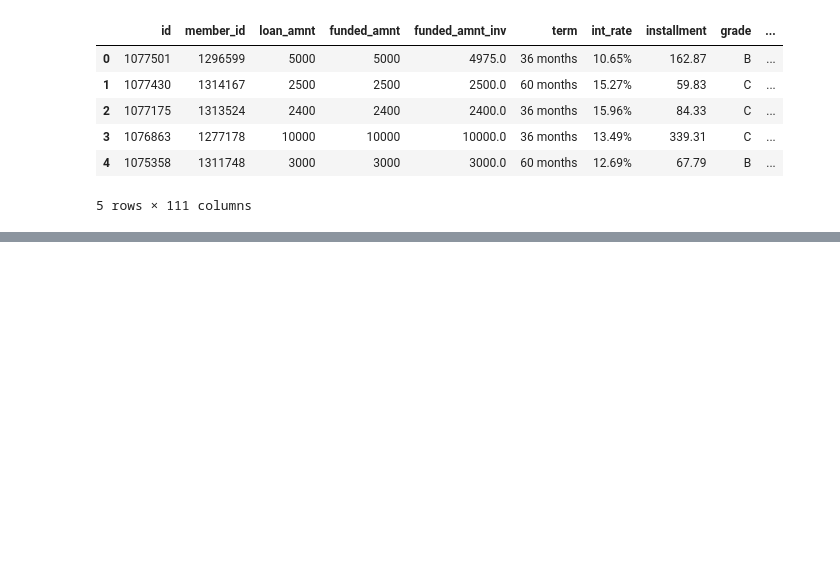
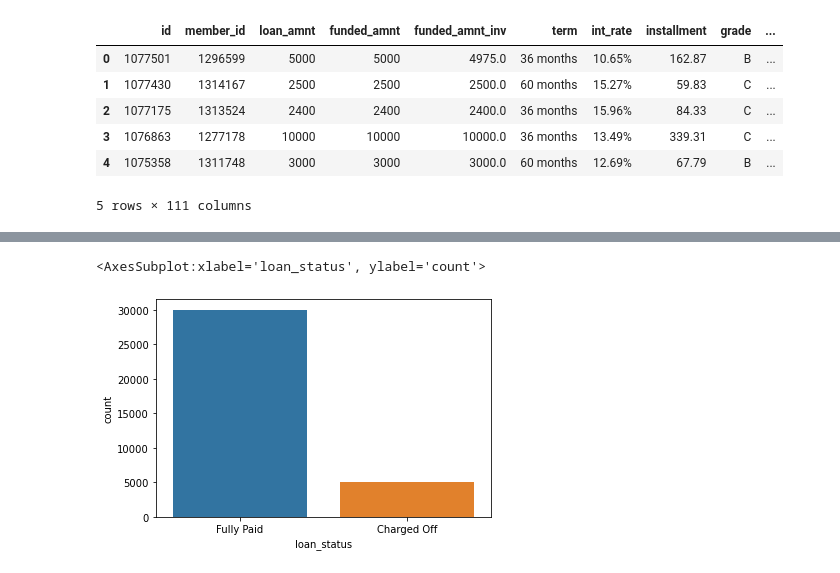
Before and after one commit to arooshp/lendingclub, a Jupyter notebook: lending_club_case_study.ipynb, the cells around one changed output, grey strips where cells are left out. Cells and saved outputs as stored; diff of their text form; code cells hidden in the pictures; blank space fills up the shorter version.

```diff
--- a/lending_club_case_study.ipynb
+++ b/lending_club_case_study.ipynb
@@ -13,0 +341,6 @@ data.head(5)
+# %%
+sns.countplot(df_cleaned["loan_status"])
+#only 20% of the people are charged off
+# %% [output]
+<AxesSubplot:xlabel='loan_status', ylabel='count'>
+[figure, added]
```
Also changed, not shown: parts of 54 cells of this notebook, 1 other file.
